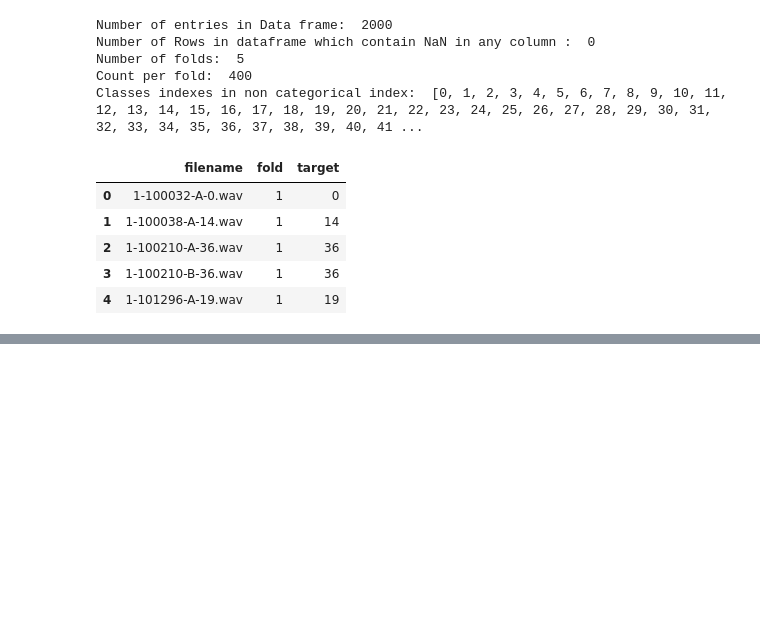
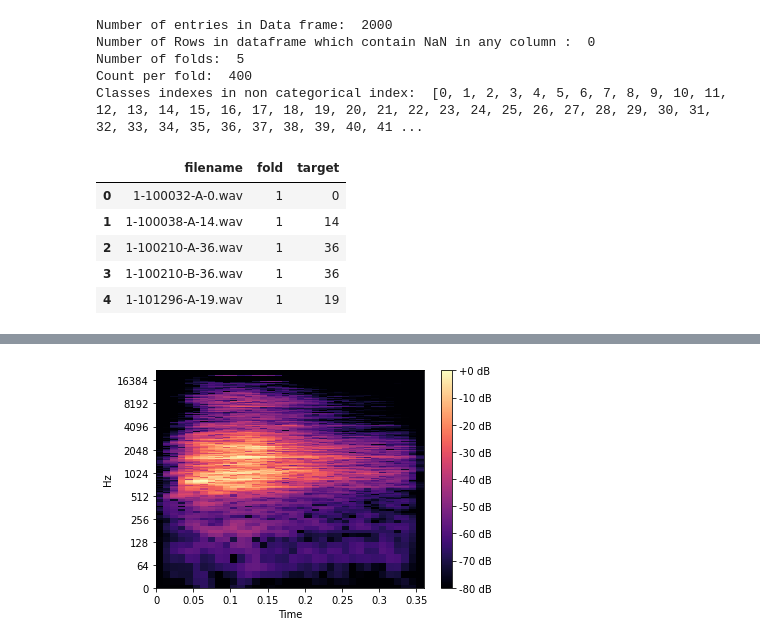
Before and after one commit to t2ac32/vh_challenge_sol, a Jupyter notebook: Tests.ipynb, the cells around one changed output, grey strips where cells are left out. Saved outputs shown, nothing was run; the diff lists cells and outputs as text; code cells hidden in the pictures; blank space fills up the shorter version.

```diff
--- a/Tests.ipynb
+++ b/Tests.ipynb
@@ -74 +103,12 @@ def get_fold_from(dataframe):
+# %%
+#transform: y-axi (frequency) to log-scale
+#color (amplitud) to Decibels
+def apply_log_db(audio_stem):
+    DB = librosa.amplitude_to_db(D, ref=np.max)
+    return DB
+db_scaled_stem = apply_log_db(audio_stem)
+librosa.display.specshow(DB, sr=sr, hop_length=hop_length, x_axis='time', y_axis='log');
+plt.colorbar(format='%+2.0f dB');
+# %% [output]
+[figure, added]
 # %%
```
Also changed, not shown: parts of 6 cells of this notebook.
